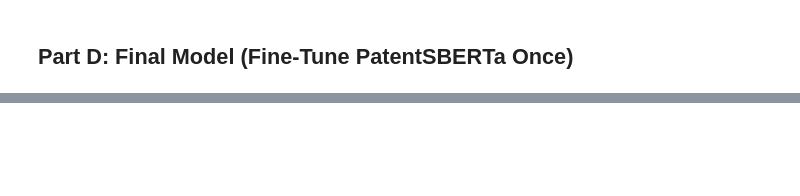
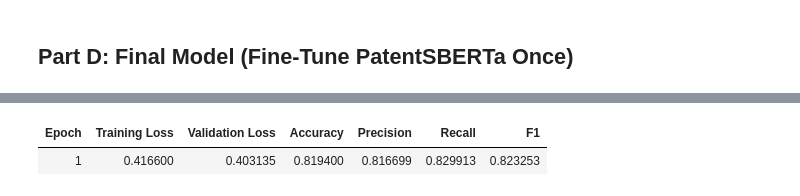
Before and after one commit to alexchrander/BDS-Deep-Learning-Assignments, a Jupyter notebook: Assignment2/Assignment2_Green_Patent_Detection_(PatentSBERTa).ipynb, the cells around one changed output, grey strips where cells are left out. Saved outputs shown, nothing was run; the diff lists cells and outputs as text; code cells hidden in the pictures; blank space fills up the shorter version.

```diff
--- a/Assignment2/Assignment2_Green_Patent_Detection_(PatentSBERTa).ipynb
+++ b/Assignment2/Assignment2_Green_Patent_Detection_(PatentSBERTa).ipynb
@@ -126,2 +304,87 @@ weighted avg       0.79      0.79      0.79      5000
 # %% [markdown]
 ## Part D: Final Model (Fine-Tune PatentSBERTa Once)
+# %%
+## Part D: Final Model (Fine-Tune PatentSBERTa Once)
+
+# Load HITL gold labels
+hitl_gold = pd.read_csv('hitl_green_100_final.csv')
+
+# Create is_green_gold column for the full dataset
+# Start with silver labels
+df['is_green_gold'] = df['is_green_silver']
+
+# Override with gold labels for the 100 HITL examples
+for _, row in hitl_gold.iterrows():
+    df.loc[df['id'] == row['id'], 'is_green_gold'] = row['is_green_human']
+
+# Prepare training data (train_silver + gold_100)
+train_gold_df = df[df['split'].isin(['train_silver', 'pool_unlabeled'])].copy()
+train_gold_df = train_gold_df[train_gold_df['id'].isin(df[df['split'] == 'train_silver']['id']) |
+                               train_gold_df['id'].isin(hitl_gold['id'])]
+
+eval_df = df[df['split'] == 'eval_silver'].reset_index(drop=True)
+# %%
+# Fine-tune PatentSBERTa
+from transformers import AutoTokenizer, AutoModelForSequenceClassification, TrainingArguments, Trainer
+from datasets import Dataset
+import torch
+import numpy as np
+from sklearn.metrics import accuracy_score, precision_recall_fscore_support
+
+# Load tokenizer and model
+tokenizer = AutoTokenizer.from_pretrained('AI-Growth-Lab/PatentSBERTa')
+model = AutoModelForSequenceClassification.from_pretrained('AI-Growth-Lab/PatentSBERTa', num_labels=2)
+
+# Prepare datasets
+def tokenize_function(examples):
+    return tokenizer(examples['text'], padding='max_length', truncation=True, max_length=256)
+
+train_dataset = Dataset.from_pandas(train_gold_df[['text', 'is_green_gold']])
+train_dataset = train_dataset.rename_column('is_green_gold', 'labels')
+train_dataset = train_dataset.map(tokenize_function, batched=True)
+
+eval_dataset = Dataset.from_pandas(eval_df[['text', 'is_green_gold']])
+eval_dataset = eval_dataset.rename_column('is_green_gold', 'labels')
+eval_dataset = eval_dataset.map(tokenize_function, batched=True)
+
+# ADD THIS FUNCTION - compute metrics for evaluation
+def compute_metrics(eval_pred):
+    logits, labels = eval_pred
+    predictions = np.argmax(logits, axis=-1)
+
+    accuracy = accuracy_score(labels, predictions)
+    precision, recall, f1, _ = precision_recall_fscore_support(labels, predictions, average='binary')
+
+    return {
+        'accuracy': accuracy,
+        'precision': precision,
+        'recall': recall,
+        'f1': f1
+    }
+
+# Training arguments
+training_args = TrainingArguments(
+    output_dir='./results',
+    num_train_epochs=1,
+    per_device_train_batch_size=16,
+    per_device_eval_batch_size=16,
+    learning_rate=2e-5,
+    eval_strategy='epoch',
+    save_strategy='epoch',
+    load_best_model_at_end=True,
+    metric_for_best_model='accuracy',
+)
+
+# Trainer - ADD compute_metrics parameter
+trainer = Trainer(
+    model=model,
+    args=training_args,
+    train_dataset=train_dataset,
+    eval_dataset=eval_dataset,
+    tokenizer=tokenizer,
+    compute_metrics=compute_metrics,
+)
+
+# Fine-tune
+trainer.train()
+# %% [output]
@@ -127,0 +404,2 @@ weighted avg       0.79      0.79      0.79      5000
+| Epoch | Training Loss | Validation Loss | Accuracy | Precision | Recall | F1 |
+| 1 | 0.416600 | 0.403135 | 0.819400 | 0.816699 | 0.829913 | 0.823253 |
```
Also changed, not shown: parts of 11 cells of this notebook, 6 other files.
